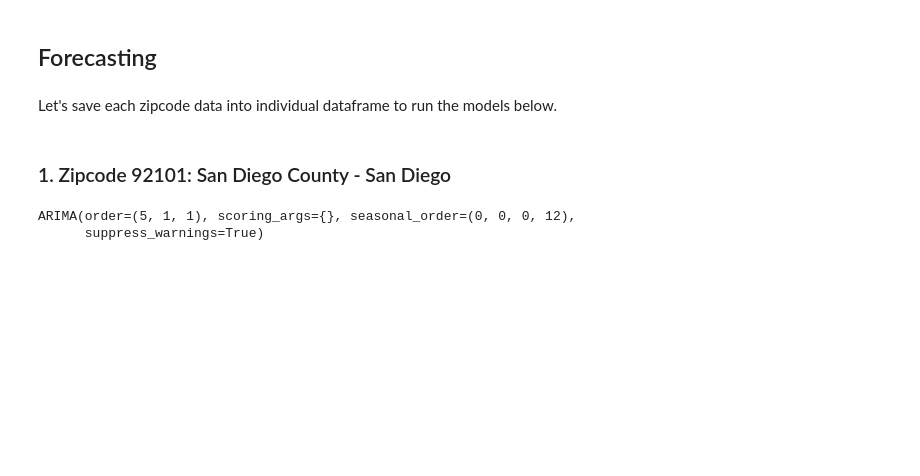
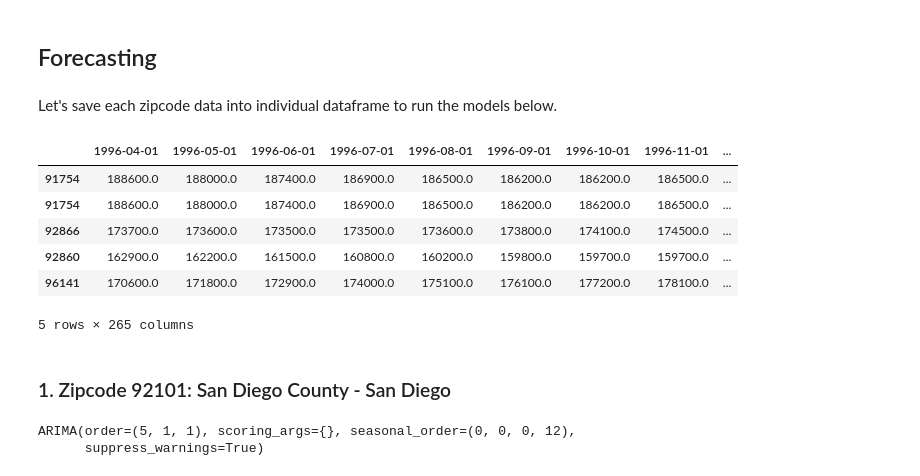
Before and after one commit to jennifernha/Zillow-Time-Series, a Jupyter notebook: Zillow-Times-Series.ipynb, the cells around one changed output. Cells and saved outputs as stored; diff of their text form; code cells hidden in the pictures; blank space fills up the shorter version.

```diff
--- a/Zillow-Times-Series.ipynb
+++ b/Zillow-Times-Series.ipynb
@@ -694,6 +831,28 @@ ts_93405 = ts_df[ziplist[6]].copy()
 ts_95818 = ts_df[ziplist[7]].copy()
 ts_93003 = ts_df[ziplist[8]].copy()
 ts_94546 = ts_df[ziplist[9]].copy()
+# %%
+zip_df = pd.DataFrame()
+zip_df = zip_df.append(ts_91754)
+zip_df = zip_df.append(ts_91754)
+zip_df = zip_df.append(ts_92866)
+zip_df = zip_df.append(ts_92860)
+zip_df = zip_df.append(ts_96141)
+zip_df = zip_df.append(ts_95441)
+zip_df = zip_df.append(ts_93405)
+zip_df = zip_df.append(ts_95818)
+zip_df = zip_df.append(ts_93003)
+zip_df = zip_df.append(ts_94546)
+
+zip_df.head()
+# %% [output]
+|  | 1996-04-01 | 1996-05-01 | 1996-06-01 | 1996-07-01 | 1996-08-01 | 1996-09-01 | 1996-10-01 | 1996-11-01 | ... |
+| 91754 | 188600.0 | 188000.0 | 187400.0 | 186900.0 | 186500.0 | 186200.0 | 186200.0 | 186500.0 | ... |
+| 91754 | 188600.0 | 188000.0 | 187400.0 | 186900.0 | 186500.0 | 186200.0 | 186200.0 | 186500.0 | ... |
+| 92866 | 173700.0 | 173600.0 | 173500.0 | 173500.0 | 173600.0 | 173800.0 | 174100.0 | 174500.0 | ... |
+| 92860 | 162900.0 | 162200.0 | 161500.0 | 160800.0 | 160200.0 | 159800.0 | 159700.0 | 159700.0 | ... |
+| 96141 | 170600.0 | 171800.0 | 172900.0 | 174000.0 | 175100.0 | 176100.0 | 177200.0 | 178100.0 | ... |
+5 rows × 265 columns
 # %% [markdown]
 ### 1. Zipcode 92101: San Diego County - San Diego
 # %%
```
Also changed, not shown: parts of 25 cells of this notebook.
